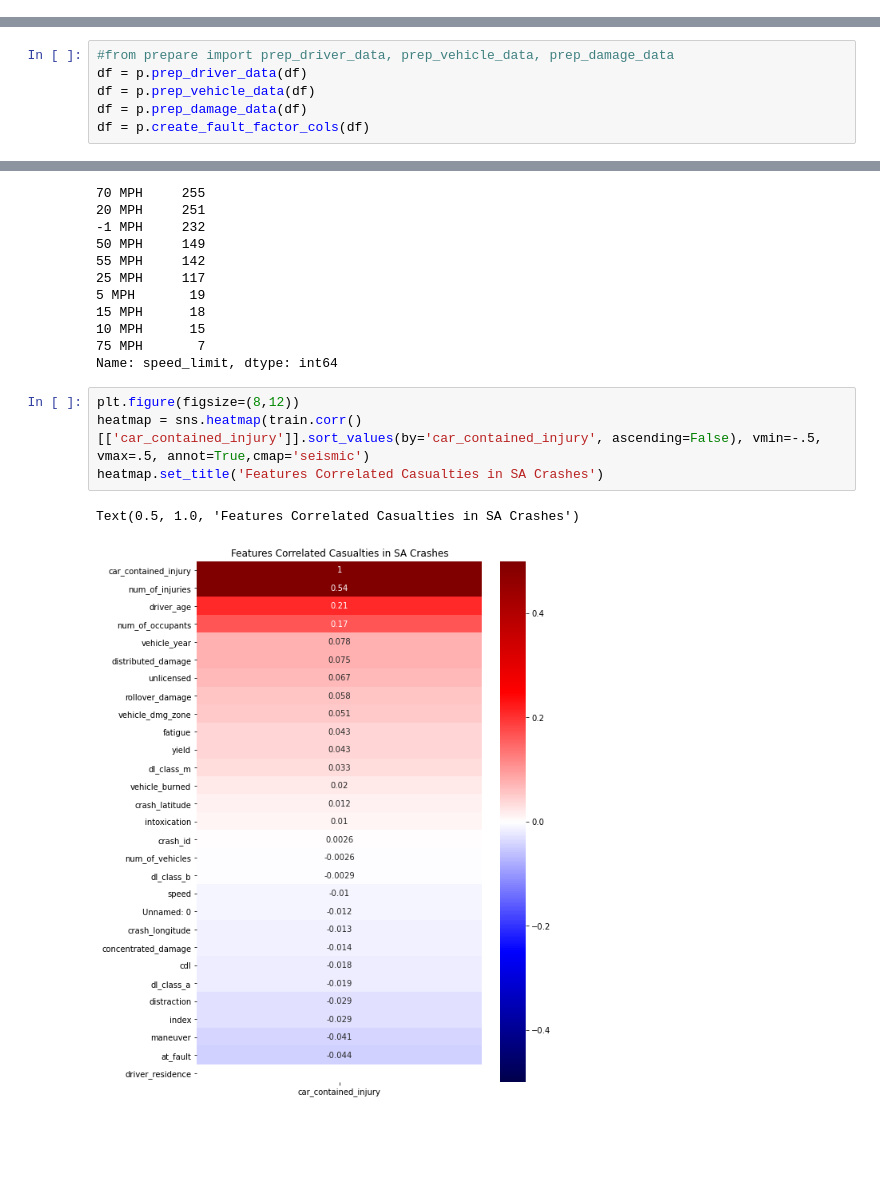
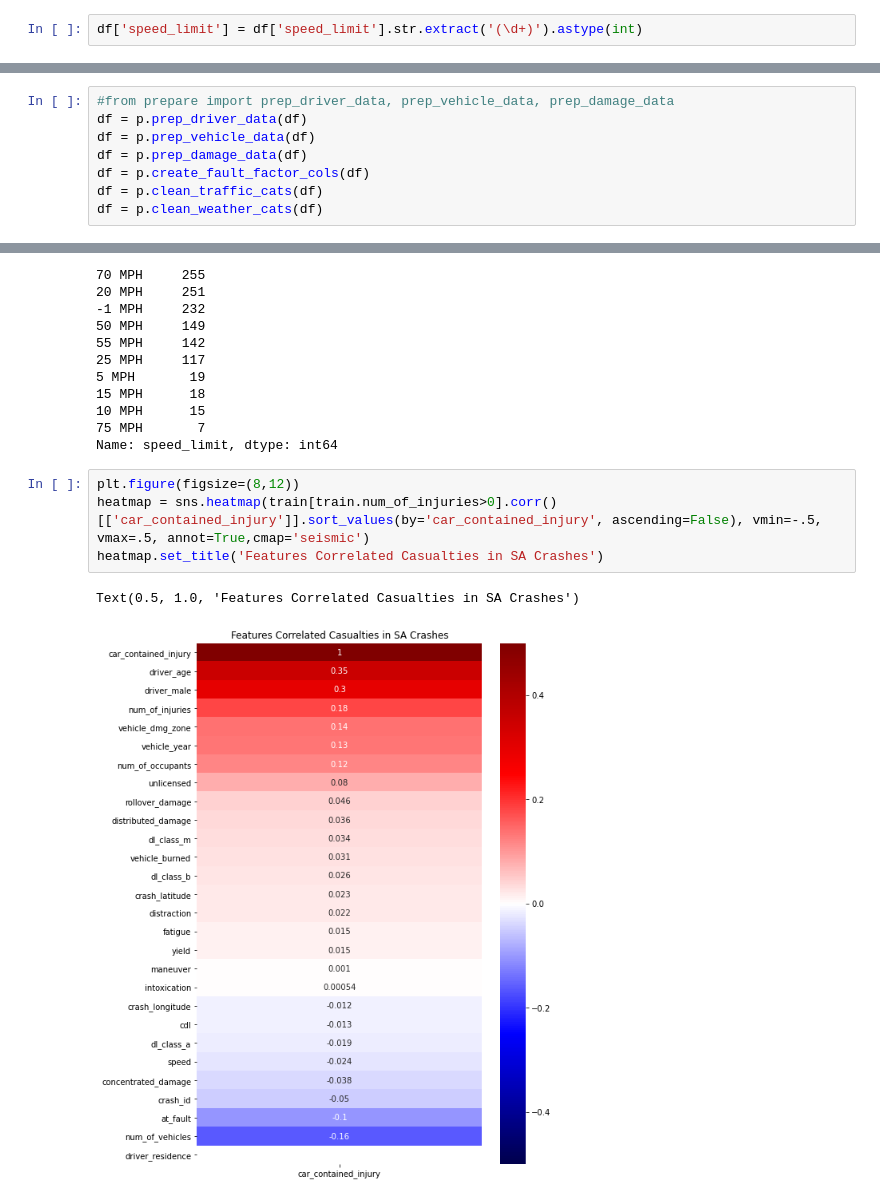
Before and after one commit to RAXR-Capstone/project_danger_zone, a Jupyter notebook: work_space/AnnaWorkspace/anna_scratchbook.ipynb, the cells around one changed output, grey strips where cells are left out. Saved outputs shown, nothing was run; the diff lists cells and outputs as text; blank space fills up the shorter version.

```diff
--- a/work_space/AnnaWorkspace/anna_scratchbook.ipynb
+++ b/work_space/AnnaWorkspace/anna_scratchbook.ipynb
@@ -14,6 +14,8 @@ df = pd.read_csv('all_accident_data-Copy1.csv', index_col=None)
 # %%
 #drop unnecessary columns
 df = df.drop(columns=['index', 'Unnamed: 0'])
+# %%
+df['speed_limit'] = df['speed_limit'].str.extract('(\d+)').astype(int)
 # %%
 df
 # %% [output]
@@ -149,6 +151,8 @@ df = p.prep_driver_data(df)
 df = p.prep_vehicle_data(df)
 df = p.prep_damage_data(df)
 df = p.create_fault_factor_cols(df)
+df = p.clean_traffic_cats(df)
+df = p.clean_weather_cats(df)
 # %%
 df.columns
 # %% [output]
@@ -283,11 +334,11 @@ train.speed_limit.value_counts()
 Name: speed_limit, dtype: int64
 # %%
 plt.figure(figsize=(8,12))
-heatmap = sns.heatmap(train.corr()[['car_contained_injury']].sort_values(by='car_contained_injury', ascending=False), vmin=-.5, vmax=.5, annot=True,cmap='seismic')
+heatmap = sns.heatmap(train[train.num_of_injuries>0].corr()[['car_contained_injury']].sort_values(by='car_contained_injury', ascending=False), vmin=-.5, vmax=.5, annot=True,cmap='seismic')
 heatmap.set_title('Features Correlated Casualties in SA Crashes')
 # %% [output]
 Text(0.5, 1.0, 'Features Correlated Casualties in SA Crashes')
-[figure, old version]
+[figure, new version]
 # %%
 df.columns
 # %% [output]
```
Also changed, not shown: parts of 25 cells of this notebook.
